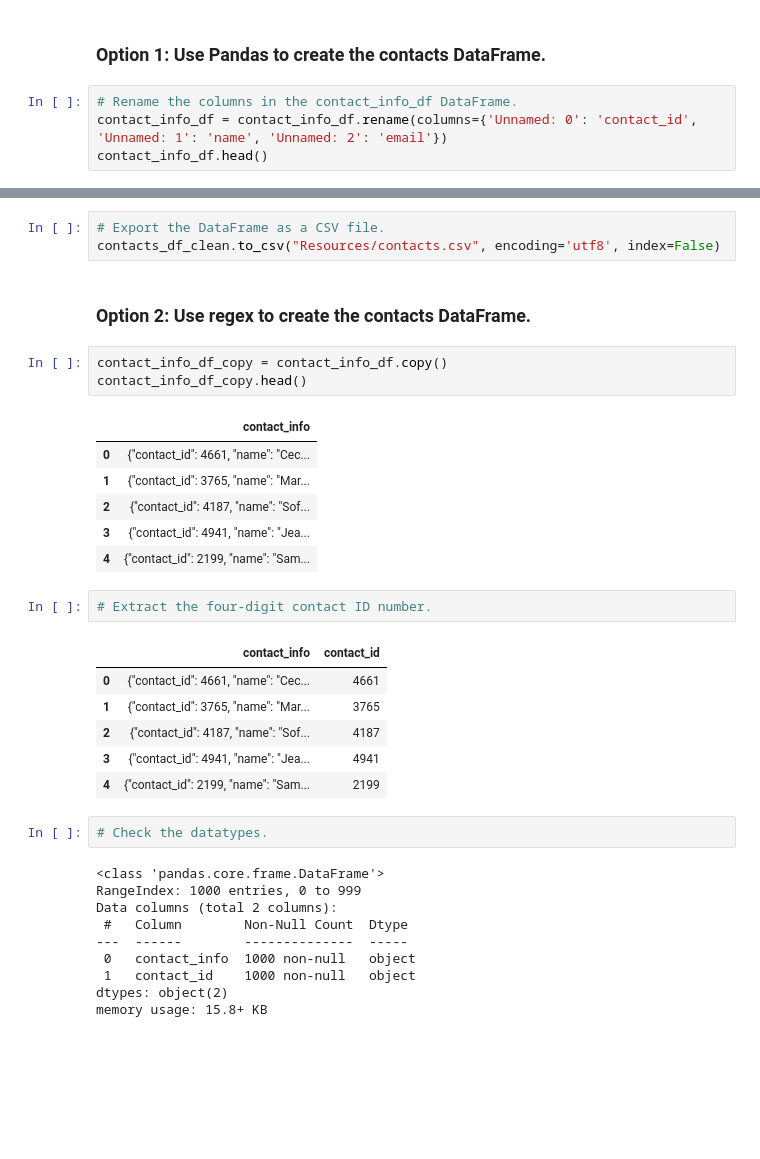
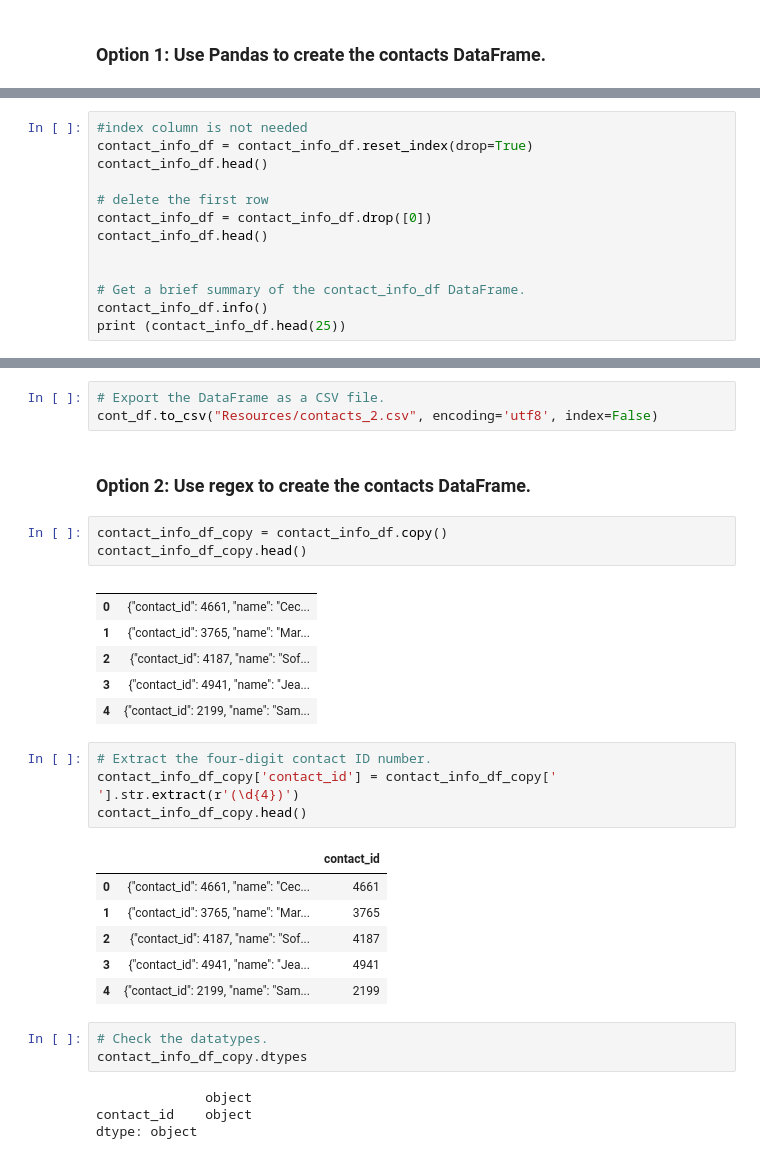
Before and after one commit to EricMartinRP/Crowdfunding_ETL, a Jupyter notebook: ETL_Mini_Project_GabrielRodriguez_EricMartin.ipynb, the cells around one changed output, grey strips where cells are left out. Cells and saved outputs as stored; diff of their text form; blank space fills up the shorter version.

```diff
--- a/ETL_Mini_Project_GabrielRodriguez_EricMartin.ipynb
+++ b/ETL_Mini_Project_GabrielRodriguez_EricMartin.ipynb
@@ -329,7 +324,3 @@ Index(['   '], dtype='object')
 Then export the DataFrame as a `contacts.csv` CSV file.
 # %% [markdown]
 ### Option 1: Use Pandas to create the contacts DataFrame.
-# %%
-# Rename the columns in the contact_info_df DataFrame.
-contact_info_df = contact_info_df.rename(columns={'Unnamed: 0': 'contact_id', 'Unnamed: 1': 'name', 'Unnamed: 2': 'email'})
-contact_info_df.head()
@@ -342,0 +327,13 @@ contact_info_df.head()
+# %%
+#index column is not needed
+contact_info_df = contact_info_df.reset_index(drop=True)
+contact_info_df.head()
+
+# delete the first row
+contact_info_df = contact_info_df.drop([0])
+contact_info_df.head()
+
+
+# Get a brief summary of the contact_info_df DataFrame.
+contact_info_df.info()
+print (contact_info_df.head(25))
@@ -425,13 +465,13 @@ memory usage: 31.4+ KB
 # %%
 # Export the DataFrame as a CSV file.
-contacts_df_clean.to_csv("Resources/contacts.csv", encoding='utf8', index=False)
+cont_df.to_csv("Resources/contacts_2.csv", encoding='utf8', index=False)
 # %% [markdown]
 ### Option 2: Use regex to create the contacts DataFrame.
 # %%
 contact_info_df_copy = contact_info_df.copy()
 contact_info_df_copy.head()
 # %% [output]
-|  | contact_info |
+|  |  |
 | 0 | {"contact_id": 4661, "name": "Cec... |
 | 1 | {"contact_id": 3765, "name": "Mar... |
 | 2 | {"contact_id": 4187, "name": "Sof... |
@@ -439,8 +479,10 @@ contact_info_df_copy.head()
 | 4 | {"contact_id": 2199, "name": "Sam... |
 # %%
 # Extract the four-digit contact ID number.
+contact_info_df_copy['contact_id'] = contact_info_df_copy['   '].str.extract(r'(\d{4})')
+contact_info_df_copy.head()
 # %% [output]
-|  | contact_info | contact_id |
+|  |  | contact_id |
 | 0 | {"contact_id": 4661, "name": "Cec... | 4661 |
 | 1 | {"contact_id": 3765, "name": "Mar... | 3765 |
 | 2 | {"contact_id": 4187, "name": "Sof... | 4187 |
@@ -448,15 +490,10 @@ contact_info_df_copy.head()
 | 4 | {"contact_id": 2199, "name": "Sam... | 2199 |
 # %%
 # Check the datatypes.
+contact_info_df_copy.dtypes
 # %% [output]
-<class 'pandas.core.frame.DataFrame'>
-RangeIndex: 1000 entries, 0 to 999
-Data columns (total 2 columns):
- #   Column        Non-Null Count  Dtype
----  ------        --------------  -----
- 0   contact_info  1000 non-null   object
- 1   contact_id    1000 non-null   object
-dtypes: object(2)
-memory usage: 15.8+ KB
+              object
+contact_id    object
+dtype: object
 # %%
 # Convert the "contact_id" column to an int64 data type.
```
Also changed, not shown: parts of 23 cells of this notebook, 7 other files.
